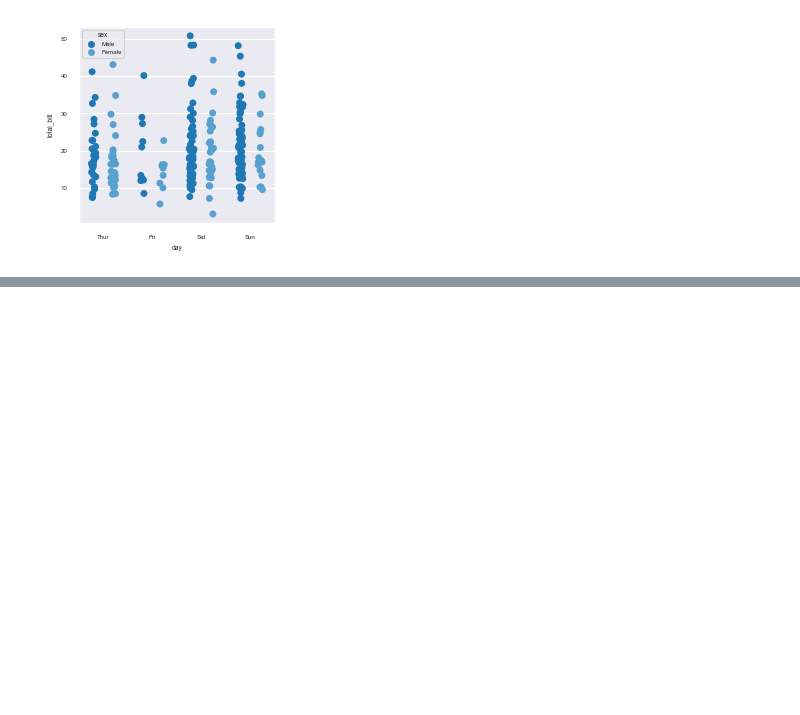
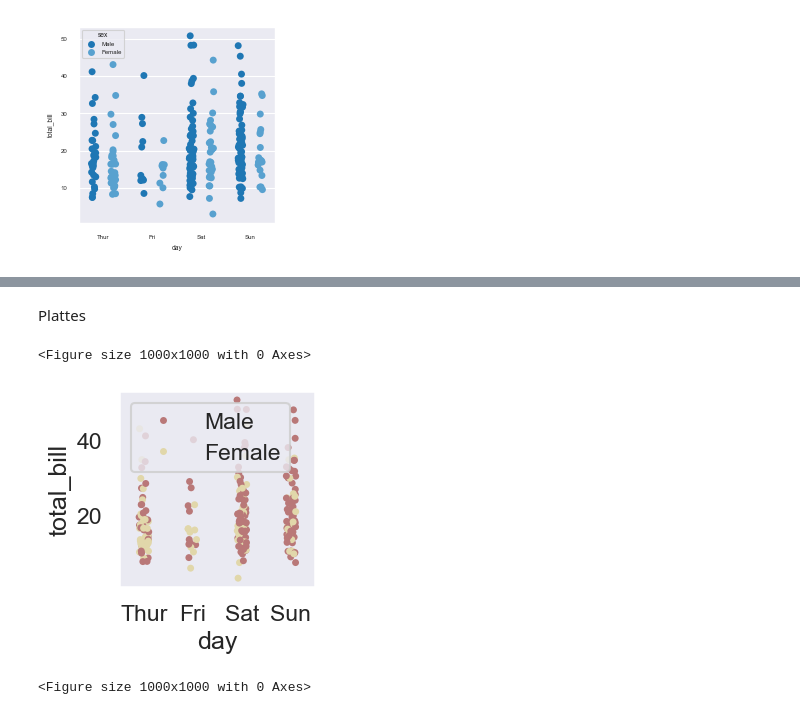
Before and after one commit to Darshan2082002/Python-Project-for-my-understanding, a Jupyter notebook: Python_code_practice/matplotlib.ipynb, the cells around one changed output, grey strips where cells are left out. Saved outputs shown, nothing was run; the diff lists cells and outputs as text; code cells hidden in the pictures; blank space fills up the shorter version.

```diff
--- a/Python_code_practice/matplotlib.ipynb
+++ b/Python_code_practice/matplotlib.ipynb
@@ -393,0 +404,12 @@ sns.stripplot(x='day',y='total_bill',data=tips,hue='sex',jitter=True,dodge=True)
+# %% [markdown]
+Plattes
+# %%
+sns.set_style('dark')
+sns.set_context('talk')
+sns.stripplot(x='day',y='total_bill',data=tips,hue='sex',palette='pink')
+plt.legend(loc=0)
+plt.figure(figsize=(10,10))
+# %% [output]
+<Figure size 1000x1000 with 0 Axes>
+[figure, added]
+<Figure size 1000x1000 with 0 Axes>
```
Also changed, not shown: parts of 9 cells of this notebook.
